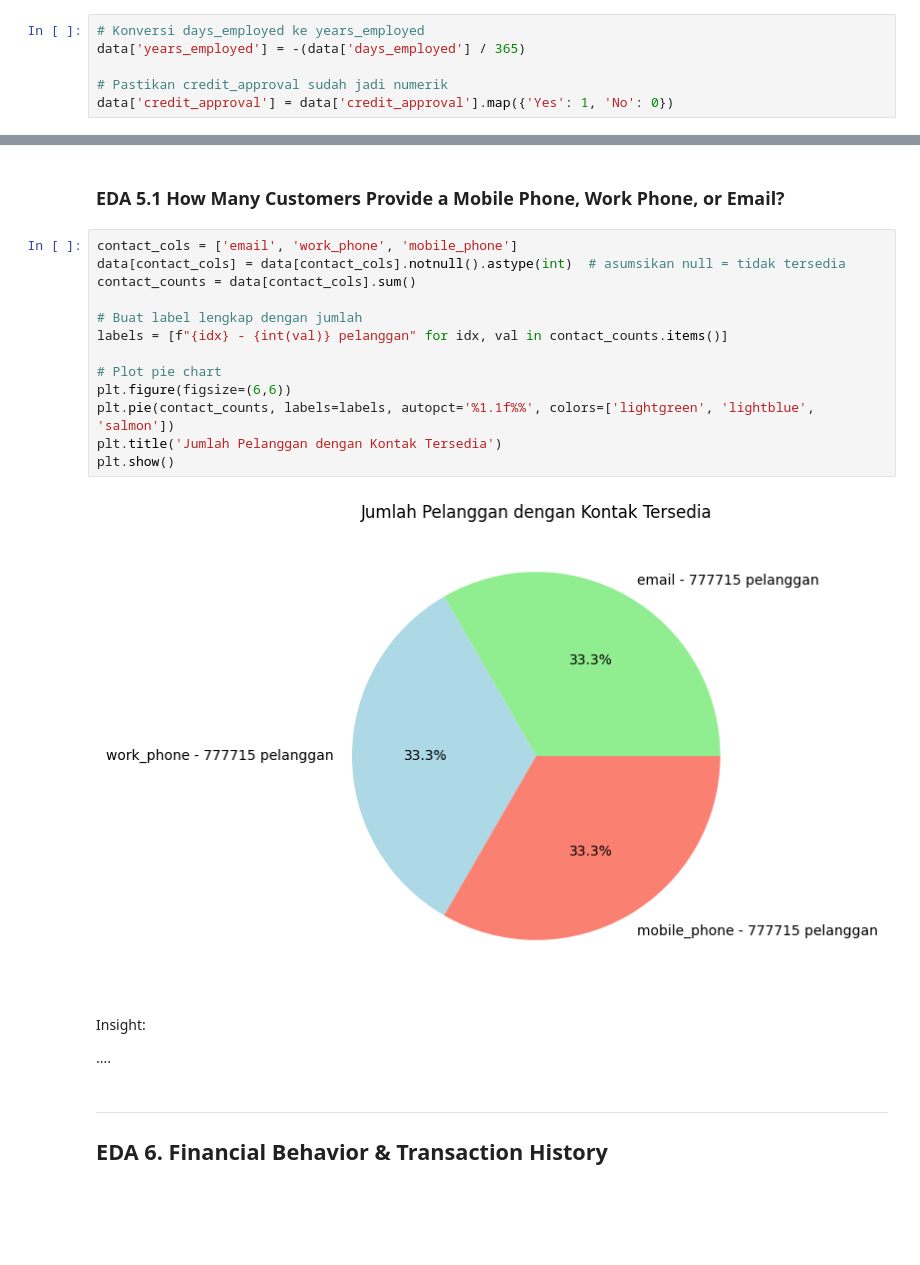
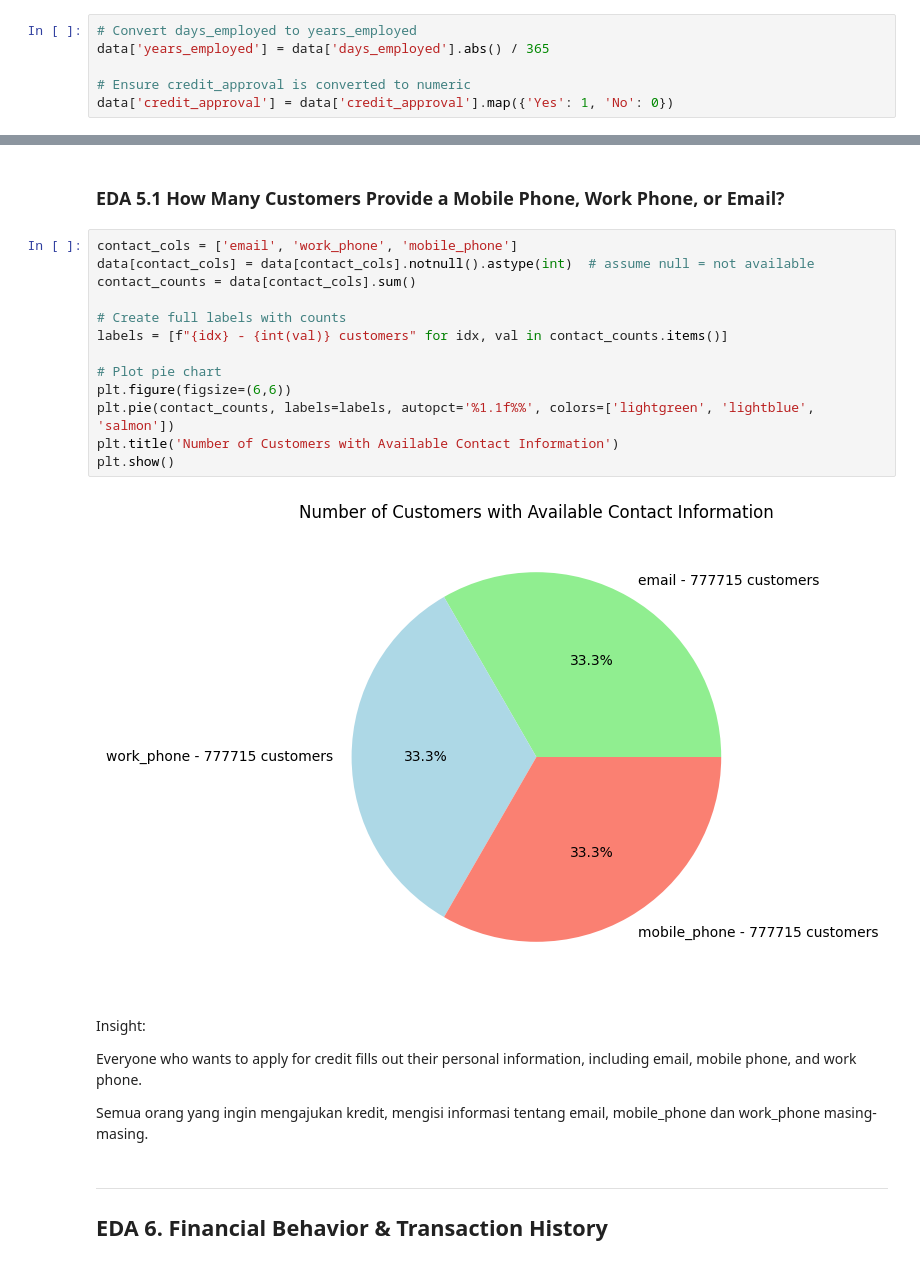
Before and after one commit to yonathanggraiwan/p2-final-project-ftds-028-hck-group-001, a Jupyter notebook: EDA_YA.ipynb, the cells around one changed output, grey strips where cells are left out. Cells and saved outputs as stored; diff of their text form; blank space fills up the shorter version.

```diff
--- a/EDA_YA.ipynb
+++ b/EDA_YA.ipynb
@@ -113,10 +129,10 @@ Insight:
 ___
 ### EDA 4.2 Is There a Relationship Between 'years_employed' and 'income' or 'target'?
 # %%
-# Konversi days_employed ke years_employed
-data['years_employed'] = -(data['days_employed'] / 365)
+# Convert days_employed to years_employed
+data['years_employed'] = data['days_employed'].abs() / 365
 
-# Pastikan credit_approval sudah jadi numerik
+# Ensure credit_approval is converted to numeric
 data['credit_approval'] = data['credit_approval'].map({'Yes': 1, 'No': 0})
 # %%
 plt.figure(figsize=(8, 6))
@@ -151,23 +200,25 @@ ___
 ### EDA 5.1 How Many Customers Provide a Mobile Phone, Work Phone, or Email?
 # %%
 contact_cols = ['email', 'work_phone', 'mobile_phone']
-data[contact_cols] = data[contact_cols].notnull().astype(int)  # asumsikan null = tidak tersedia
+data[contact_cols] = data[contact_cols].notnull().astype(int)  # assume null = not available
 contact_counts = data[contact_cols].sum()
 
-# Buat label lengkap dengan jumlah
-labels = [f"{idx} - {int(val)} pelanggan" for idx, val in contact_counts.items()]
+# Create full labels with counts
+labels = [f"{idx} - {int(val)} customers" for idx, val in contact_counts.items()]
 
 # Plot pie chart
 plt.figure(figsize=(6,6))
 plt.pie(contact_counts, labels=labels, autopct='%1.1f%%', colors=['lightgreen', 'lightblue', 'salmon'])
-plt.title('Jumlah Pelanggan dengan Kontak Tersedia')
+plt.title('Number of Customers with Available Contact Information')
 plt.show()
 # %% [output]
-[figure, old version]
+[figure, new version]
 # %% [markdown]
 Insight:
 
-....
+Everyone who wants to apply for credit fills out their personal information, including email, mobile phone, and work phone.
+
+Semua orang yang ingin mengajukan kredit, mengisi informasi tentang email, mobile_phone dan work_phone masing-masing.
 # %% [markdown]
 ___
 ## EDA 6. Financial Behavior & Transaction History
```
Also changed, not shown: parts of 23 cells of this notebook, 1 other file.
